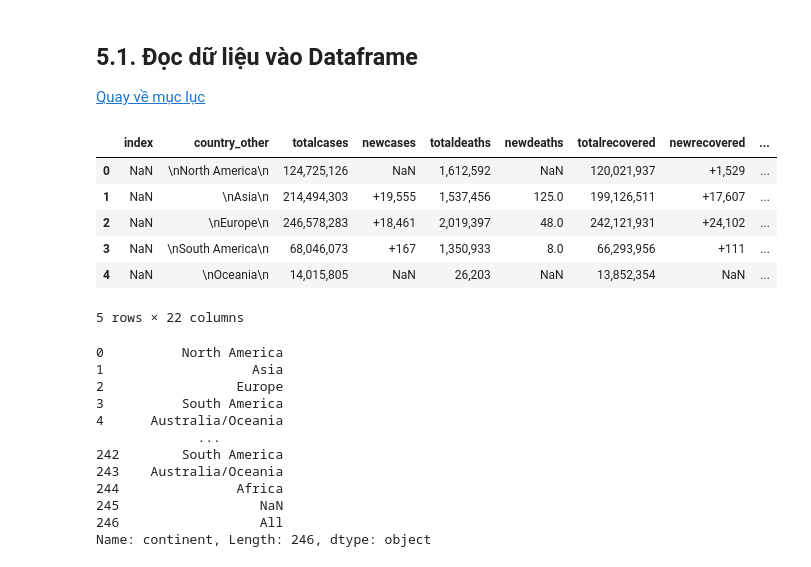
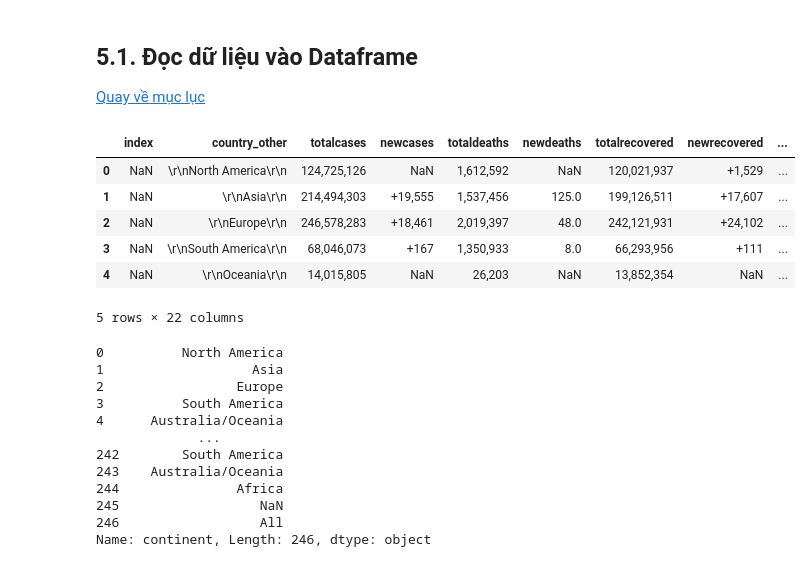
Before and after one commit to phuong1605/Data-Relationship, a Jupyter notebook: lab1.ipynb, the cells around one changed output. Saved outputs shown, nothing was run; the diff lists cells and outputs as text; code cells hidden in the pictures.

```diff
--- a/lab1.ipynb
+++ b/lab1.ipynb
@@ -65,15 +65,15 @@ import matplotlib.pyplot as plt
 ## 5.1. Đọc dữ liệu vào Dataframe <a name = "section5_1"></a>
 [Quay về mục lục](#TOC)
 # %%
-covid19_df = pd.read_csv('data_2023-03-05/covid19_05_03_2023.csv')
+covid19_df = pd.read_csv('covid19_05_03_2023.csv')
 covid19_df.head()
 # %% [output]
 |  | index | country_other | totalcases | newcases | totaldeaths | newdeaths | totalrecovered | newrecovered | ... |
-| 0 | NaN | \nNorth America\n | 124,725,126 | NaN | 1,612,592 | NaN | 120,021,937 | +1,529 | ... |
-| 1 | NaN | \nAsia\n | 214,494,303 | +19,555 | 1,537,456 | 125.0 | 199,126,511 | +17,607 | ... |
-| 2 | NaN | \nEurope\n | 246,578,283 | +18,461 | 2,019,397 | 48.0 | 242,121,931 | +24,102 | ... |
-| 3 | NaN | \nSouth America\n | 68,046,073 | +167 | 1,350,933 | 8.0 | 66,293,956 | +111 | ... |
-| 4 | NaN | \nOceania\n | 14,015,805 | NaN | 26,203 | NaN | 13,852,354 | NaN | ... |
+| 0 | NaN | \r\nNorth America\r\n | 124,725,126 | NaN | 1,612,592 | NaN | 120,021,937 | +1,529 | ... |
+| 1 | NaN | \r\nAsia\r\n | 214,494,303 | +19,555 | 1,537,456 | 125.0 | 199,126,511 | +17,607 | ... |
+| 2 | NaN | \r\nEurope\r\n | 246,578,283 | +18,461 | 2,019,397 | 48.0 | 242,121,931 | +24,102 | ... |
+| 3 | NaN | \r\nSouth America\r\n | 68,046,073 | +167 | 1,350,933 | 8.0 | 66,293,956 | +111 | ... |
+| 4 | NaN | \r\nOceania\r\n | 14,015,805 | NaN | 26,203 | NaN | 13,852,354 | NaN | ... |
 5 rows × 22 columns
 # %%
 def preprocess(df):
```
Also changed, not shown: parts of 13 cells of this notebook.
